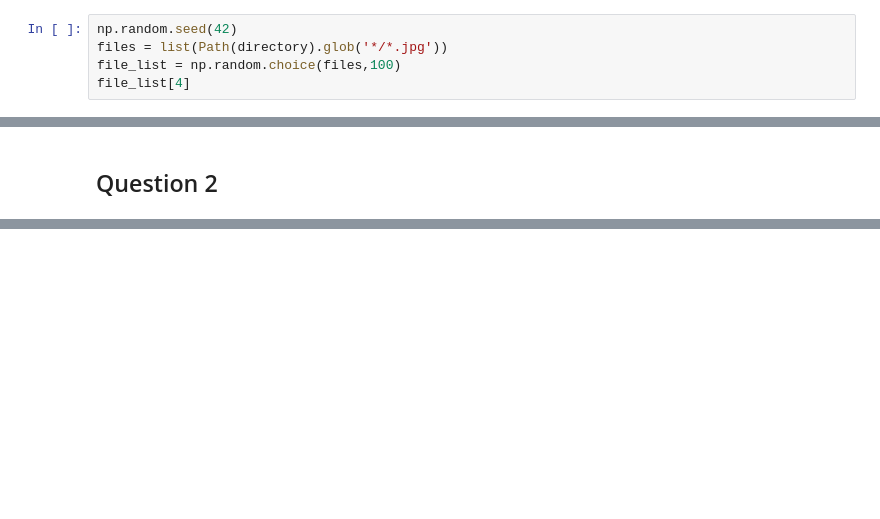
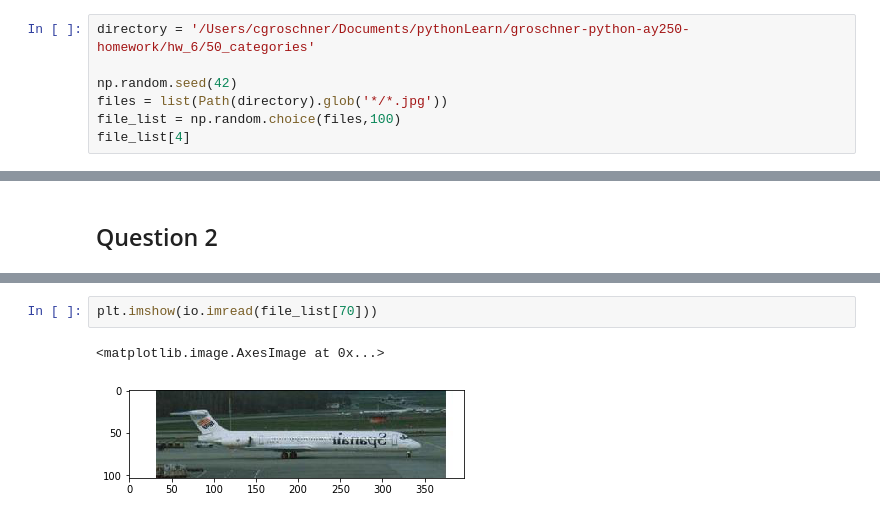
Before and after one commit to ckgrosch/groschner-python-ay250-homework, a Jupyter notebook: hw_6/hw_6_groschner.ipynb, the cells around one changed output, grey strips where cells are left out. Drawn from its saved outputs; the diff is of its cells as text; blank space fills up the shorter version.

```diff
--- a/hw_6/hw_6_groschner.ipynb
+++ b/hw_6/hw_6_groschner.ipynb
@@ -181,6 +181,8 @@ df.to_csv(csv_name)
 # %% [output]
 Done!
 # %%
+directory = '/Users/cgroschner/Documents/pythonLearn/groschner-python-ay250-homework/hw_6/50_categories'
+
 np.random.seed(42)
 files = list(Path(directory).glob('*/*.jpg'))
 file_list = np.random.choice(files,100)
@@ -237,0 +304,5 @@ RandomForestClassifier(bootstrap=True, class_weight=None, criterion='gini',
+# %%
+plt.imshow(io.imread(file_list[70]))
+# %% [output]
+<matplotlib.image.AxesImage at 0x...>
+[figure, added]
```
Also changed, not shown: parts of 18 cells of this notebook.
